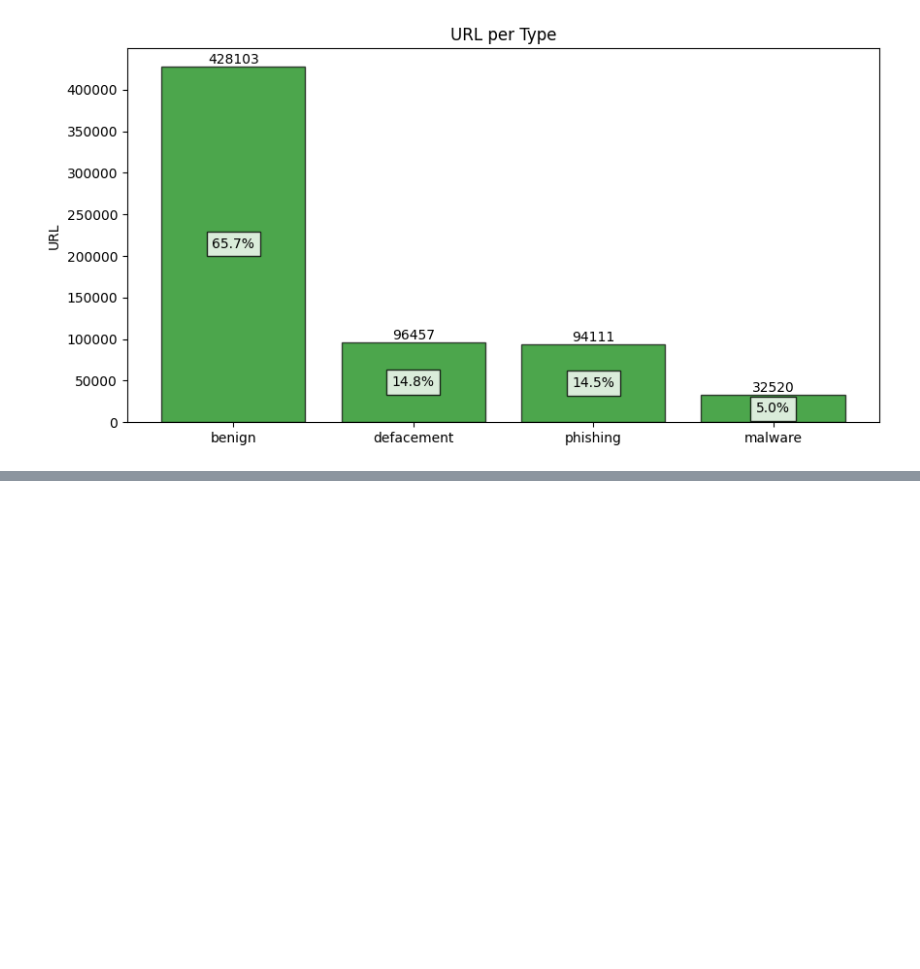
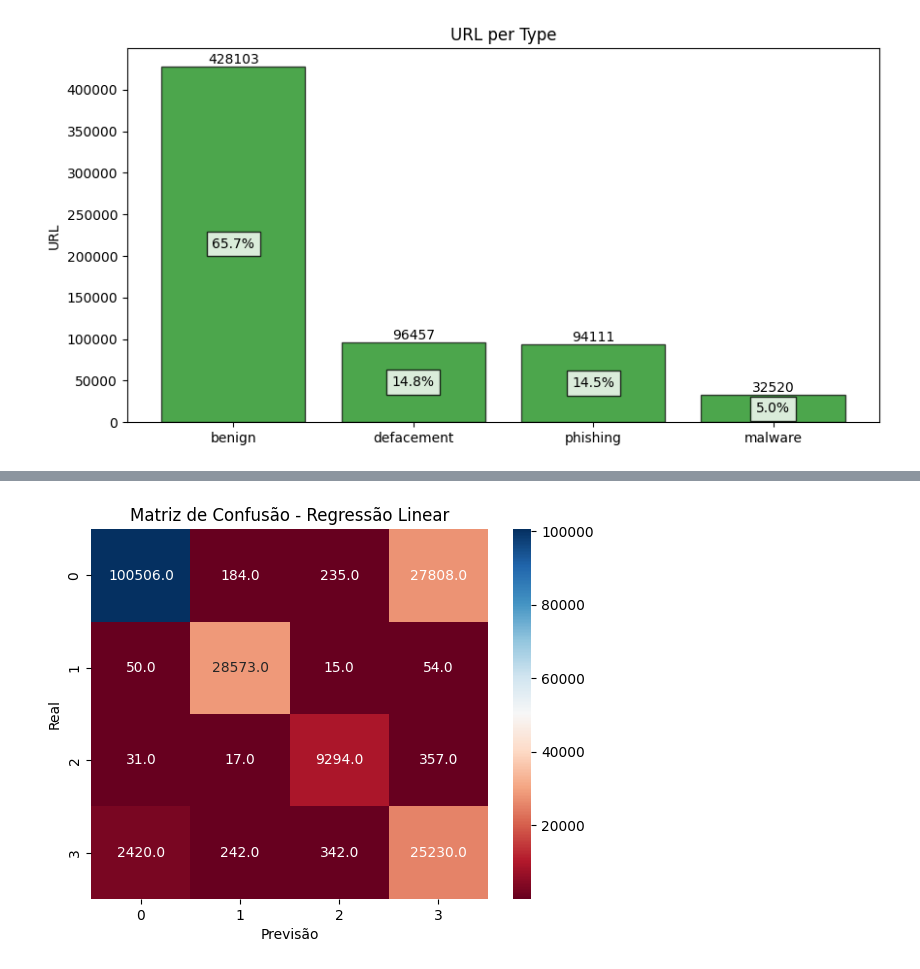
Before and after one commit to leolibardi/TCC-2024---ML-TO-DETEC-MALICIOUS-URL, a Jupyter notebook: tcc-liba-22-10-2024.ipynb, the cells around one changed output, grey strips where cells are left out. Drawn from its saved outputs; the diff is of its cells as text; code cells hidden in the pictures; blank space fills up the shorter version.

Commit message:
Time and graphs implementations

```diff
--- a/tcc-liba-22-10-2024.ipynb
+++ b/tcc-liba-22-10-2024.ipynb
@@ -167,0 +207,9 @@ Acurácia do modelo de Naive Bayes Benoulli: 0.84
+# %%
+CM_LR = confusion_matrix(testY, y_pred_reg_labels)
+sns.heatmap(CM_LR, annot=True, fmt=".1f", cmap="RdBu")
+plt.title('Matriz de Confusão - Regressão Linear')
+plt.xlabel('Previsão')
+plt.ylabel('Real')
+plt.show()
+# %% [output]
+[figure, added]
```
Also changed, not shown: parts of 22 cells of this notebook.
